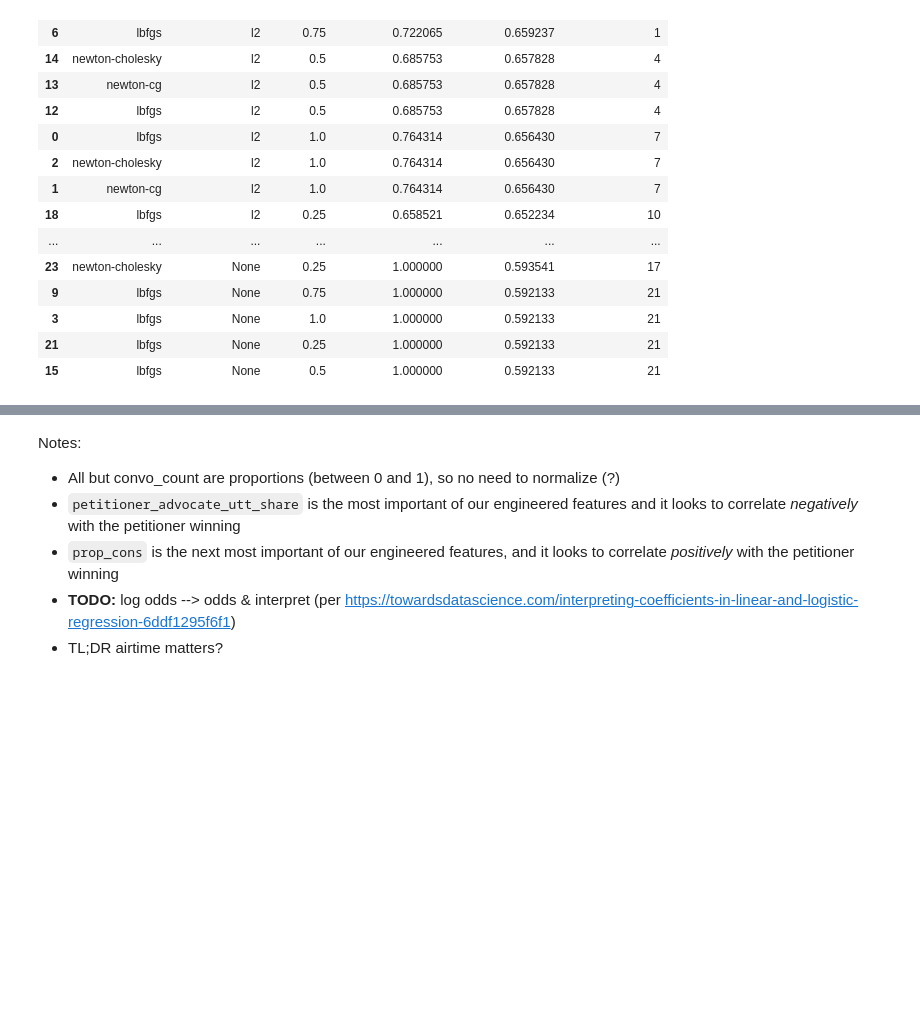
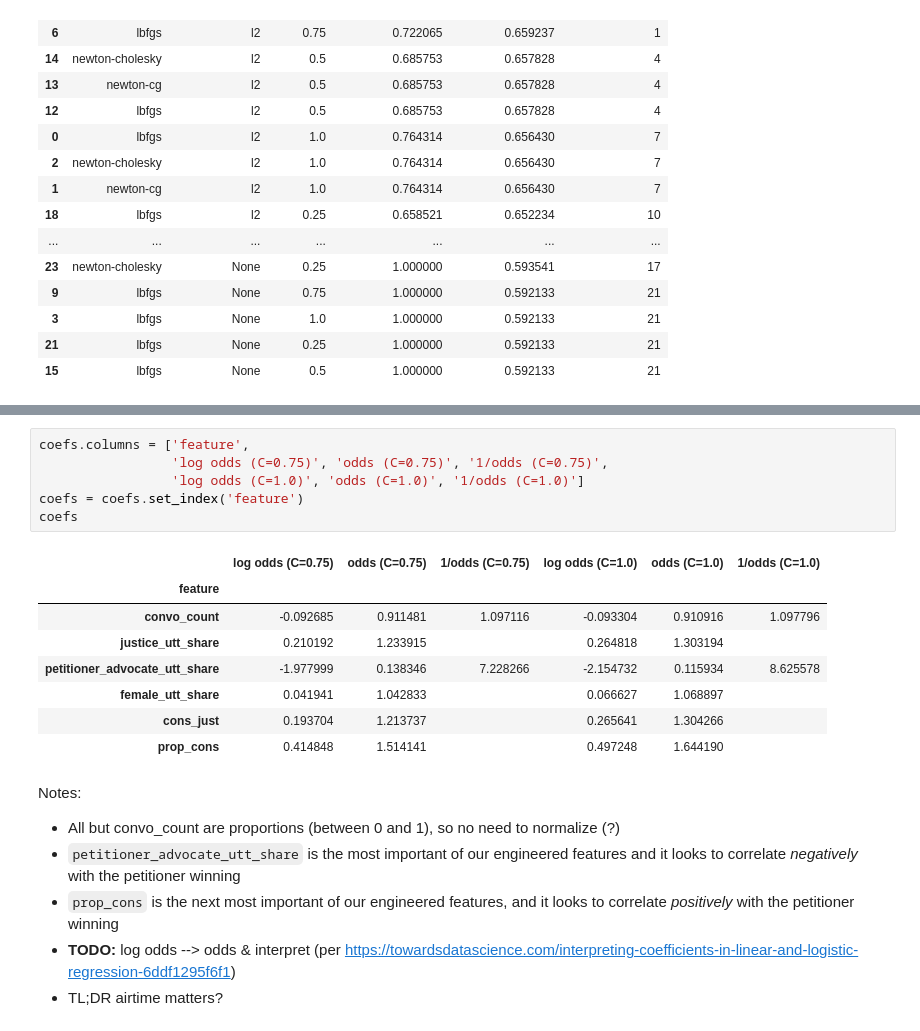
Before and after one commit to baueramari/team-supreme, a Jupyter notebook: explore_fv.ipynb, the cells around one changed output, grey strips where cells are left out. Drawn from its saved outputs; the diff is of its cells as text; blank space fills up the shorter version.

```diff
--- a/explore_fv.ipynb
+++ b/explore_fv.ipynb
@@ -310,3 +333,18 @@ mod_coefs
+# %%
+coefs.columns = ['feature',
+                 'log odds (C=0.75)', 'odds (C=0.75)', '1/odds (C=0.75)',
+                 'log odds (C=1.0)', 'odds (C=1.0)', '1/odds (C=1.0)']
+coefs = coefs.set_index('feature')
+coefs
+# %% [output]
+|  | log odds (C=0.75) | odds (C=0.75) | 1/odds (C=0.75) | log odds (C=1.0) | odds (C=1.0) | 1/odds (C=1.0) |
+| feature |  |  |  |  |  |  |
+| convo_count | -0.092685 | 0.911481 | 1.097116 | -0.093304 | 0.910916 | 1.097796 |
+| justice_utt_share | 0.210192 | 1.233915 |  | 0.264818 | 1.303194 |  |
+| petitioner_advocate_utt_share | -1.977999 | 0.138346 | 7.228266 | -2.154732 | 0.115934 | 8.625578 |
+| female_utt_share | 0.041941 | 1.042833 |  | 0.066627 | 1.068897 |  |
+| cons_just | 0.193704 | 1.213737 |  | 0.265641 | 1.304266 |  |
+| prop_cons | 0.414848 | 1.514141 |  | 0.497248 | 1.644190 |  |
 # %% [markdown]
 Notes:
 * All but convo_count are proportions (between 0 and 1), so no need to normalize (?)
```
Also changed, not shown: parts of 7 cells of this notebook.
